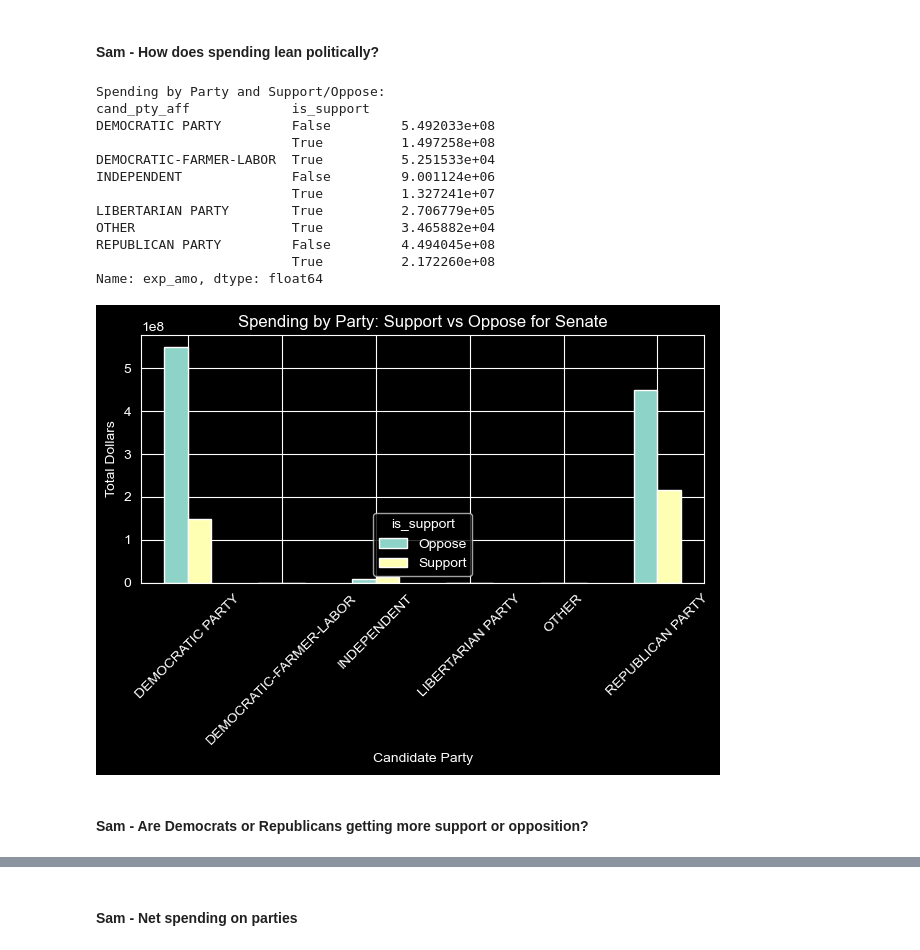
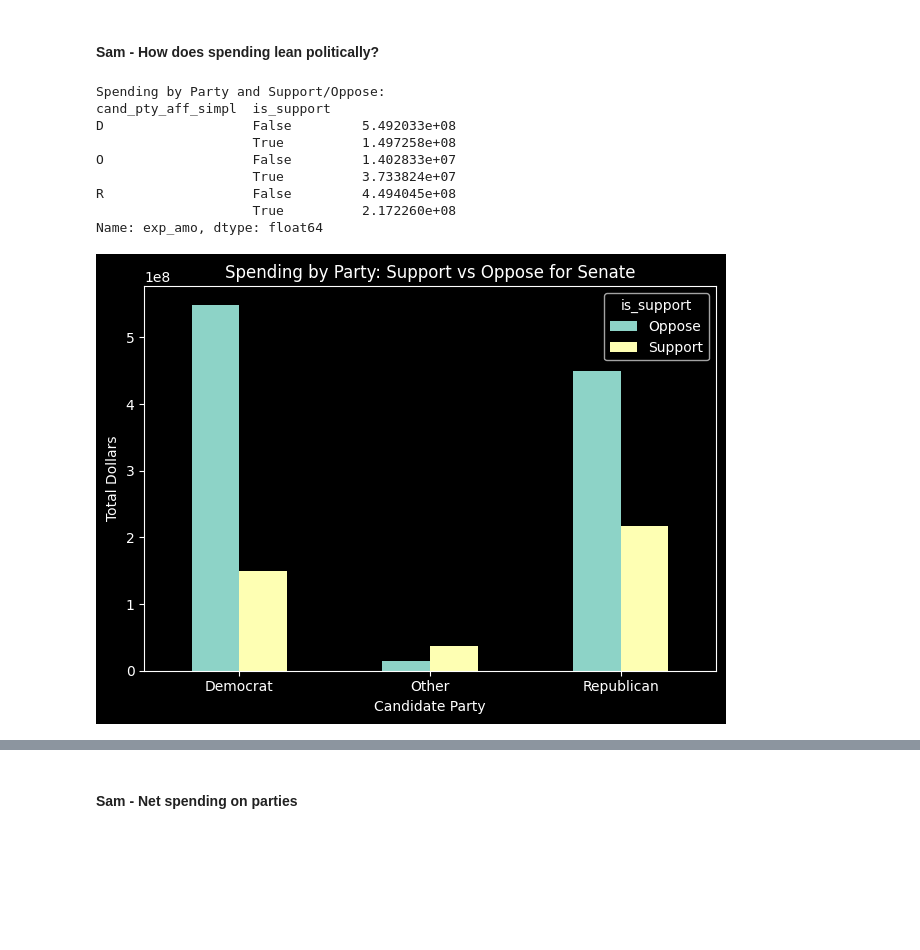
Before and after one commit to magicdracon/Data-Science-Final-Project, a Jupyter notebook: main.ipynb, the cells around one changed output, grey strips where cells are left out. Drawn from its saved outputs; the diff is of its cells as text; code cells hidden in the pictures; blank space fills up the shorter version.

Commit message:
Add sam analysis update (delete graphs, use olivia code

```diff
--- a/main.ipynb
+++ b/main.ipynb
@@ -300,32 +300,34 @@ Name: count, dtype: int64
 # %% [markdown]
 #### Sam - How does spending lean politically?
 # %%
-party_spending = expendituresDataFrame.groupby(["cand_pty_aff", "is_support"])["exp_amo"].sum()
+party_spending = expendituresDataFrame.groupby(["cand_pty_aff_simpl", "is_support"])["exp_amo"].sum()
 
-print("Spending by Party and Support/Oppose: ")
+print("Spending by Party and Support/Oppose:")
 print(party_spending)
 print()
-# Spending by party graph
-party_spending.unstack().rename(columns={False: "Oppose", True: "Support"}).plot(kind="bar")
+
+# Convert to table format and rename columns
+plot_df = party_spending.unstack().rename(columns={False: "Oppose", True: "Support"})
+
+# Rename index labels (this is what changes the tick labels)
+plot_df = plot_df.rename(index={"D": "Democrat", "R": "Republican", "O": "Other"})
+
+# spending by party graph
+plot_df.plot(kind="bar")
 plt.title("Spending by Party: Support vs Oppose for Senate")
 plt.xlabel("Candidate Party")
 plt.ylabel("Total Dollars")
-plt.xticks(rotation=45)
+plt.xticks(rotation=0)
 plt.tight_layout()
 plt.show()
 # %% [output]
 Spending by Party and Support/Oppose:
-cand_pty_aff             is_support
-DEMOCRATIC PARTY         False         5.492033e+08
-                         True          1.497258e+08
-DEMOCRATIC-FARMER-LABOR  True          5.251533e+04
-INDEPENDENT              False         9.001124e+06
-                         True          1.327241e+07
-LIBERTARIAN PARTY        True          2.706779e+05
-OTHER                    True          3.465882e+04
-REPUBLICAN PARTY         False         4.494045e+08
-                         True          2.172260e+08
+cand_pty_aff_simpl  is_support
+D                   False         5.492033e+08
+                    True          1.497258e+08
+O                   False         1.402833e+07
+                    True          3.733824e+07
+R                   False         4.494045e+08
+                    True          2.172260e+08
 Name: exp_amo, dtype: float64
-[figure, old version]
+[figure, new version]
-# %% [markdown]
-#### Sam - Are Democrats or Republicans getting more support or opposition?
```
Also changed, not shown: parts of 9 cells of this notebook.
